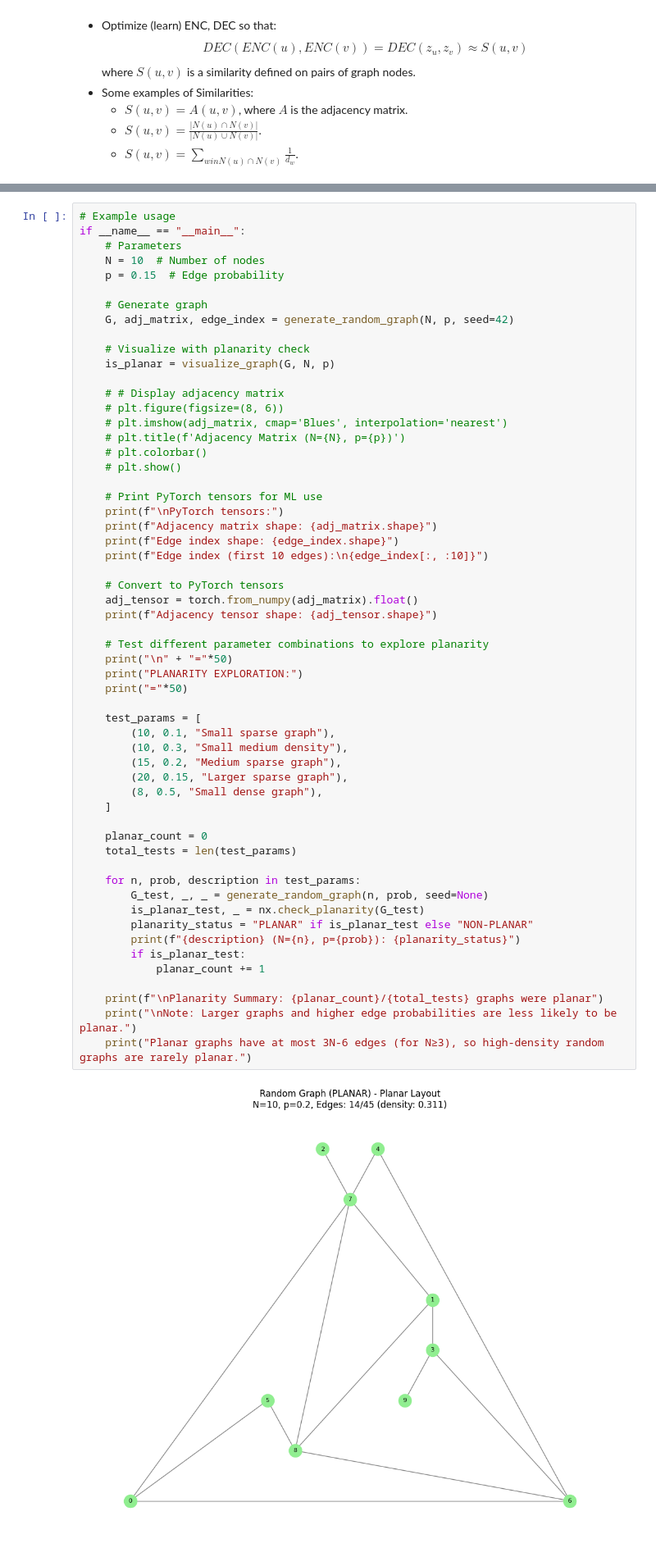
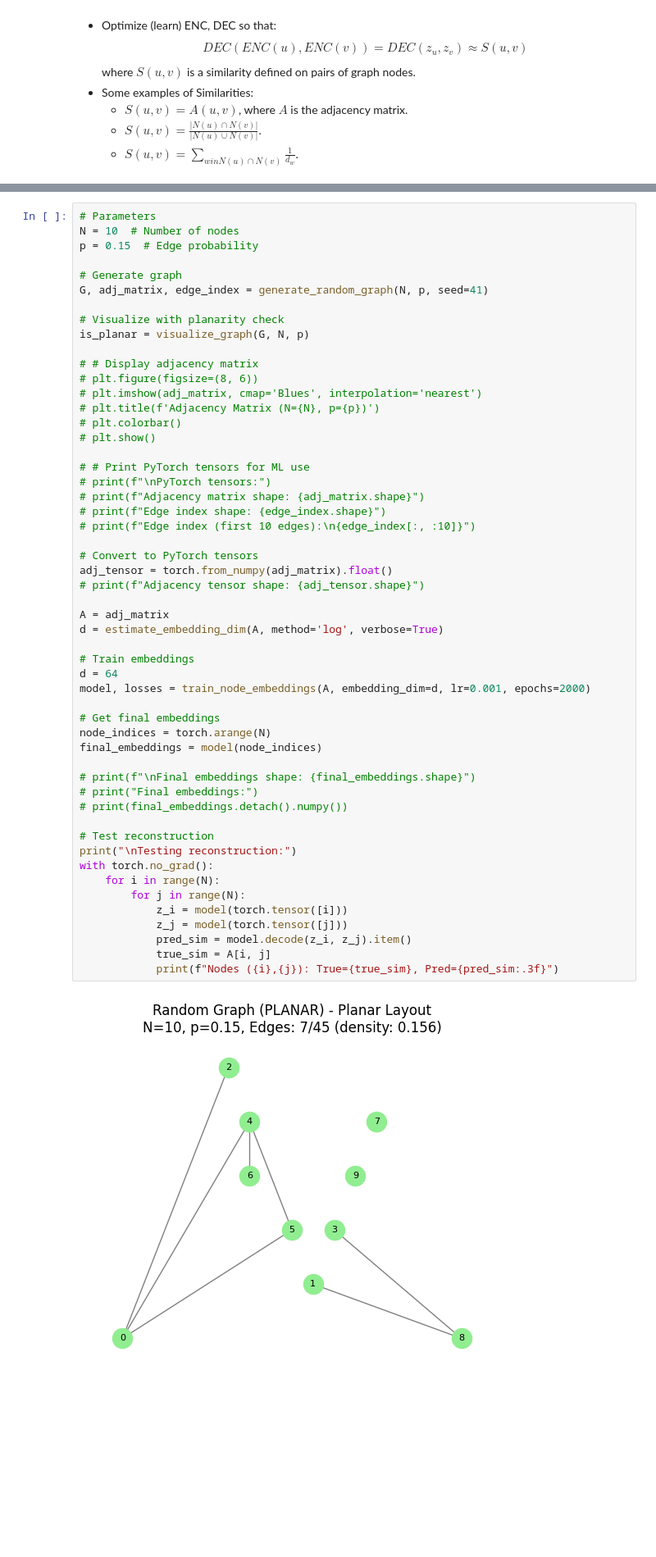
Before and after one commit to martin-merener/graph_ML_and_deep_learning_on_RDBs, a Jupyter notebook: notes_from_book_Graph_Representation_Learning.ipynb, the cells around one changed output, grey strips where cells are left out. Shown at 82% size. Drawn from its saved outputs; the diff is of its cells as text; blank space fills up the shorter version.

Commit message:
some tests on Kumo RFM

```diff
--- a/notes_from_book_Graph_Representation_Learning.ipynb
+++ b/notes_from_book_Graph_Representation_Learning.ipynb
@@ -151,59 +376,55 @@ def visualize_graph(G, N, p, figsize=(10, 8)):
 # %%
-# Example usage
-if __name__ == "__main__":
-    # Parameters
-    N = 10  # Number of nodes
-    p = 0.15  # Edge probability
+# Parameters
+N = 10  # Number of nodes
+p = 0.15  # Edge probability
 
-    # Generate graph
-    G, adj_matrix, edge_index = generate_random_graph(N, p, seed=42)
+# Generate graph
+G, adj_matrix, edge_index = generate_random_graph(N, p, seed=41)
 
-    # Visualize with planarity check
-    is_planar = visualize_graph(G, N, p)
+# Visualize with planarity check
+is_planar = visualize_graph(G, N, p)
 
-    # # Display adjacency matrix
-    # plt.figure(figsize=(8, 6))
-    # plt.imshow(adj_matrix, cmap='Blues', interpolation='nearest')
-    # plt.title(f'Adjacency Matrix (N={N}, p={p})')
-    # plt.colorbar()
-    # plt.show()
+# # Display adjacency matrix
+# plt.figure(figsize=(8, 6))
+# plt.imshow(adj_matrix, cmap='Blues', interpolation='nearest')
+# plt.title(f'Adjacency Matrix (N={N}, p={p})')
+# plt.colorbar()
+# plt.show()
 
-    # Print PyTorch tensors for ML use
-    print(f"\nPyTorch tensors:")
-    print(f"Adjacency matrix shape: {adj_matrix.shape}")
-    print(f"Edge index shape: {edge_index.shape}")
-    print(f"Edge index (first 10 edges):\n{edge_index[:, :10]}")
+# # Print PyTorch tensors for ML use
+# print(f"\nPyTorch tensors:")
+# print(f"Adjacency matrix shape: {adj_matrix.shape}")
+# print(f"Edge index shape: {edge_index.shape}")
+# print(f"Edge index (first 10 edges):\n{edge_index[:, :10]}")
 
-    # Convert to PyTorch tensors
-    adj_tensor = torch.from_numpy(adj_matrix).float()
-    print(f"Adjacency tensor shape: {adj_tensor.shape}")
+# Convert to PyTorch tensors
+adj_tensor = torch.from_numpy(adj_matrix).float()
+# print(f"Adjacency tensor shape: {adj_tensor.shape}")
 
-    # Test different parameter combinations to explore planarity
-    print("\n" + "="*50)
-    print("PLANARITY EXPLORATION:")
-    print("="*50)
+A = adj_matrix
+d = estimate_embedding_dim(A, method='log', verbose=True)
 
-    test_params = [
-        (10, 0.1, "Small sparse graph"),
-        (10, 0.3, "Small medium density"),
-        (15, 0.2, "Medium sparse graph"),
-        (20, 0.15, "Larger sparse graph"),
-        (8, 0.5, "Small dense graph"),
-    ]
+# Train embeddings
+d = 64
+model, losses = train_node_embeddings(A, embedding_dim=d, lr=0.001, epochs=2000)
 
-    planar_count = 0
-    total_tests = len(test_params)
+# Get final embeddings
+node_indices = torch.arange(N)
+final_embeddings = model(node_indices)
 
-    for n, prob, description in test_params:
-        G_test, _, _ = generate_random_graph(n, prob, seed=None)
-        is_planar_test, _ = nx.check_planarity(G_test)
-        planarity_status = "PLANAR" if is_planar_test else "NON-PLANAR"
-        print(f"{description} (N={n}, p={prob}): {planarity_status}")
-        if is_planar_test:
-            planar_count += 1
+# print(f"\nFinal embeddings shape: {final_embeddings.shape}")
+# print("Final embeddings:")
+# print(final_embeddings.detach().numpy())
 
-    print(f"\nPlanarity Summary: {planar_count}/{total_tests} graphs were planar")
-    print("\nNote: Larger graphs and higher edge probabilities are less likely to be planar.")
-    print("Planar graphs have at most 3N-6 edges (for N≥3), so high-density random graphs are rarely planar.")
+# Test reconstruction
+print("\nTesting reconstruction:")
+with torch.no_grad():
+    for i in range(N):
+        for j in range(N):
+            z_i = model(torch.tensor([i]))
+            z_j = model(torch.tensor([j]))
+            pred_sim = model.decode(z_i, z_j).item()
+            true_sim = A[i, j]
+            print(f"Nodes ({i},{j}): True={true_sim}, Pred={pred_sim:.3f}")
 # %% [output]
-[figure, old version]
+[figure, new version]
```
Also changed, not shown: parts of 6 cells of this notebook, 2 other files.
